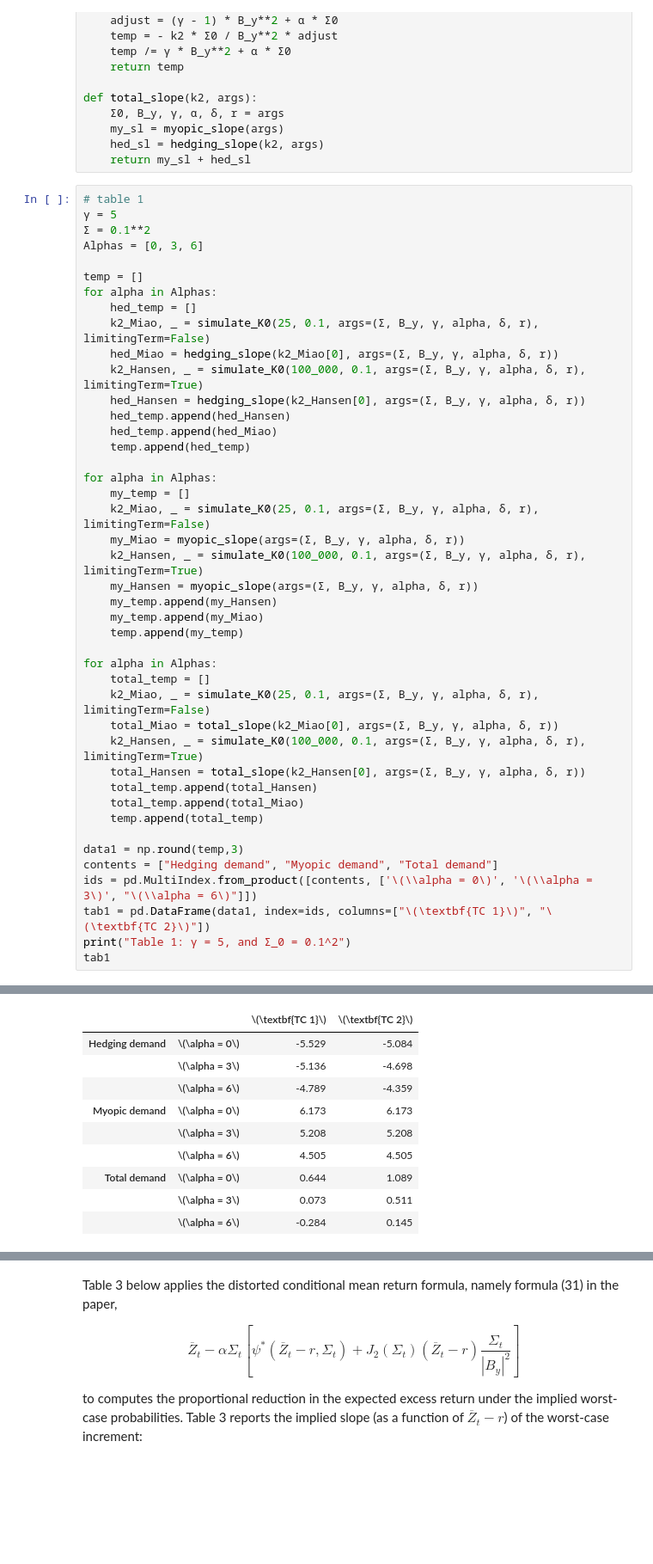
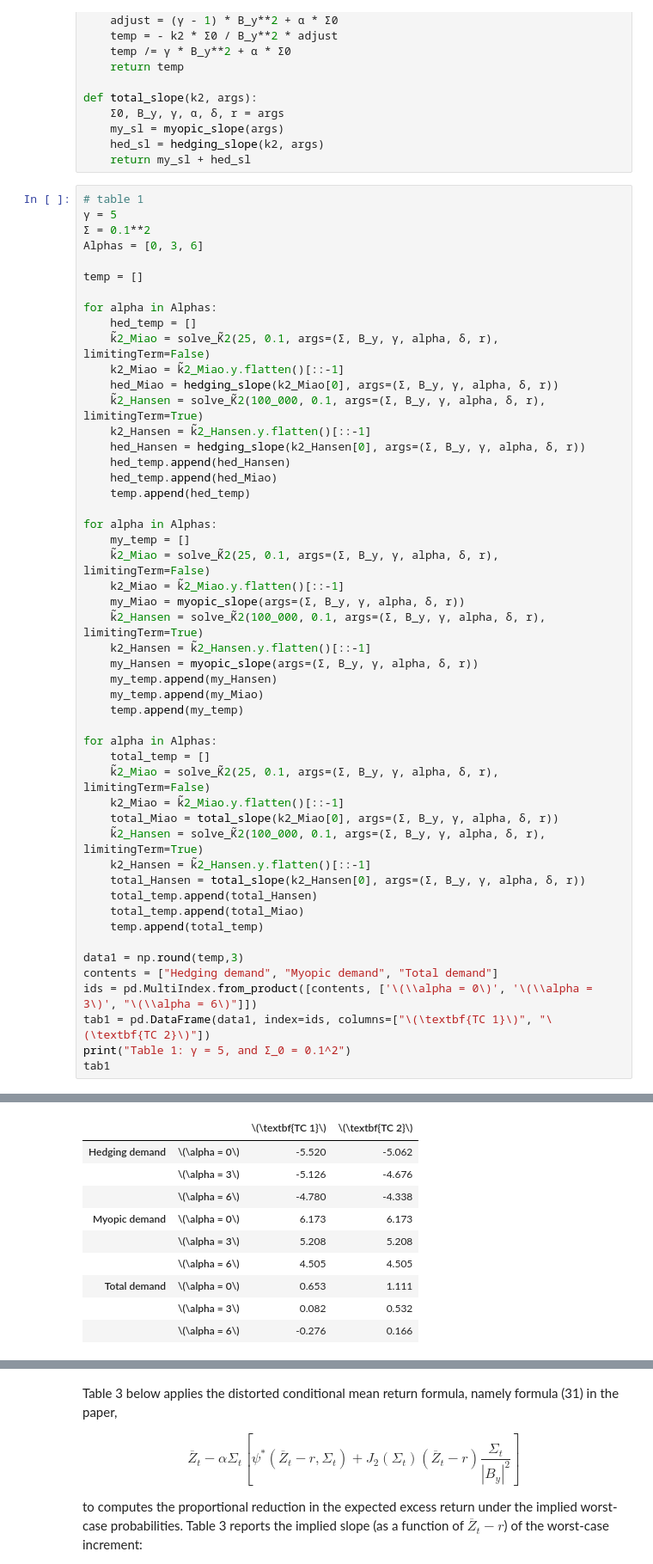
Before and after one commit to lphansen/PortfolioChoice, a Jupyter notebook: PortfolioSolution.ipynb, the cells around one changed output, grey strips where cells are left out. Shown at 86% size. Saved outputs shown, nothing was run; the diff lists cells and outputs as text; blank space fills up the shorter version.

Commit message:
start to mainly use ODE solver for figures and tables

```diff
--- a/PortfolioSolution.ipynb
+++ b/PortfolioSolution.ipynb
@@ -418,54 +448,61 @@ def total_slope(k2, args):
 Alphas = [0, 3, 6]
 
 temp = []
+
 for alpha in Alphas:
     hed_temp = []
-    k2_Miao, _ = simulate_K0(25, 0.1, args=(Σ, B_y, γ, alpha, δ, r), limitingTerm=False)
+    k̃2_Miao = solve_K̃2(25, 0.1, args=(Σ, B_y, γ, alpha, δ, r), limitingTerm=False)
+    k2_Miao = k̃2_Miao.y.flatten()[::-1]
     hed_Miao = hedging_slope(k2_Miao[0], args=(Σ, B_y, γ, alpha, δ, r))
-    k2_Hansen, _ = simulate_K0(100_000, 0.1, args=(Σ, B_y, γ, alpha, δ, r), limitingTerm=True)
+    k̃2_Hansen = solve_K̃2(100_000, 0.1, args=(Σ, B_y, γ, alpha, δ, r), limitingTerm=True)
+    k2_Hansen = k̃2_Hansen.y.flatten()[::-1]
     hed_Hansen = hedging_slope(k2_Hansen[0], args=(Σ, B_y, γ, alpha, δ, r))
     hed_temp.append(hed_Hansen)
     hed_temp.append(hed_Miao)
     temp.append(hed_temp)
 
 for alpha in Alphas:
     my_temp = []
-    k2_Miao, _ = simulate_K0(25, 0.1, args=(Σ, B_y, γ, alpha, δ, r), limitingTerm=False)
+    k̃2_Miao = solve_K̃2(25, 0.1, args=(Σ, B_y, γ, alpha, δ, r), limitingTerm=False)
+    k2_Miao = k̃2_Miao.y.flatten()[::-1]
     my_Miao = myopic_slope(args=(Σ, B_y, γ, alpha, δ, r))
-    k2_Hansen, _ = simulate_K0(100_000, 0.1, args=(Σ, B_y, γ, alpha, δ, r), limitingTerm=True)
+    k̃2_Hansen = solve_K̃2(100_000, 0.1, args=(Σ, B_y, γ, alpha, δ, r), limitingTerm=True)
+    k2_Hansen = k̃2_Hansen.y.flatten()[::-1]
     my_Hansen = myopic_slope(args=(Σ, B_y, γ, alpha, δ, r))
     my_temp.append(my_Hansen)
     my_temp.append(my_Miao)
     temp.append(my_temp)
 
 for alpha in Alphas:
     total_temp = []
-    k2_Miao, _ = simulate_K0(25, 0.1, args=(Σ, B_y, γ, alpha, δ, r), limitingTerm=False)
+    k̃2_Miao = solve_K̃2(25, 0.1, args=(Σ, B_y, γ, alpha, δ, r), limitingTerm=False)
+    k2_Miao = k̃2_Miao.y.flatten()[::-1]
     total_Miao = total_slope(k2_Miao[0], args=(Σ, B_y, γ, alpha, δ, r))
-    k2_Hansen, _ = simulate_K0(100_000, 0.1, args=(Σ, B_y, γ, alpha, δ, r), limitingTerm=True)
+    k̃2_Hansen = solve_K̃2(100_000, 0.1, args=(Σ, B_y, γ, alpha, δ, r), limitingTerm=True)
+    k2_Hansen = k̃2_Hansen.y.flatten()[::-1]
     total_Hansen = total_slope(k2_Hansen[0], args=(Σ, B_y, γ, alpha, δ, r))
     total_temp.append(total_Hansen)
     total_temp.append(total_Miao)
     temp.append(total_temp)
 
 data1 = np.round(temp,3)
 contents = ["Hedging demand", "Myopic demand", "Total demand"]
 ids = pd.MultiIndex.from_product([contents, ['\(\\alpha = 0\)', '\(\\alpha = 3\)', "\(\\alpha = 6\)"]])
 tab1 = pd.DataFrame(data1, index=ids, columns=["\(\textbf{TC 1}\)", "\(\textbf{TC 2}\)"])
 print("Table 1: γ = 5, and Σ_0 = 0.1^2")
 tab1
 # %% [output]
 Table 1: γ = 5, and Σ_0 = 0.1^2
 |  |  | \(\textbf{TC 1}\) | \(\textbf{TC 2}\) |
-| Hedging demand | \(\alpha = 0\) | -5.529 | -5.084 |
-|  | \(\alpha = 3\) | -5.136 | -4.698 |
-|  | \(\alpha = 6\) | -4.789 | -4.359 |
+| Hedging demand | \(\alpha = 0\) | -5.520 | -5.062 |
+|  | \(\alpha = 3\) | -5.126 | -4.676 |
+|  | \(\alpha = 6\) | -4.780 | -4.338 |
 | Myopic demand | \(\alpha = 0\) | 6.173 | 6.173 |
 |  | \(\alpha = 3\) | 5.208 | 5.208 |
 |  | \(\alpha = 6\) | 4.505 | 4.505 |
-| Total demand | \(\alpha = 0\) | 0.644 | 1.089 |
-|  | \(\alpha = 3\) | 0.073 | 0.511 |
-|  | \(\alpha = 6\) | -0.284 | 0.145 |
+| Total demand | \(\alpha = 0\) | 0.653 | 1.111 |
+|  | \(\alpha = 3\) | 0.082 | 0.532 |
+|  | \(\alpha = 6\) | -0.276 | 0.166 |
 # %%
 # table 2(a)
 γ = 5
```
Also changed, not shown: parts of 14 cells of this notebook, 1 other file.
